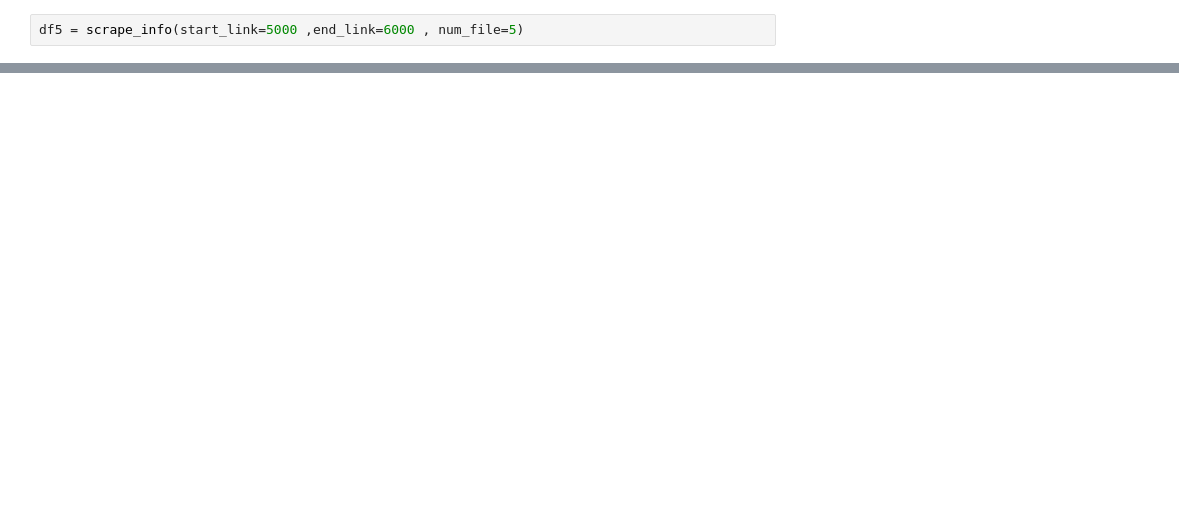
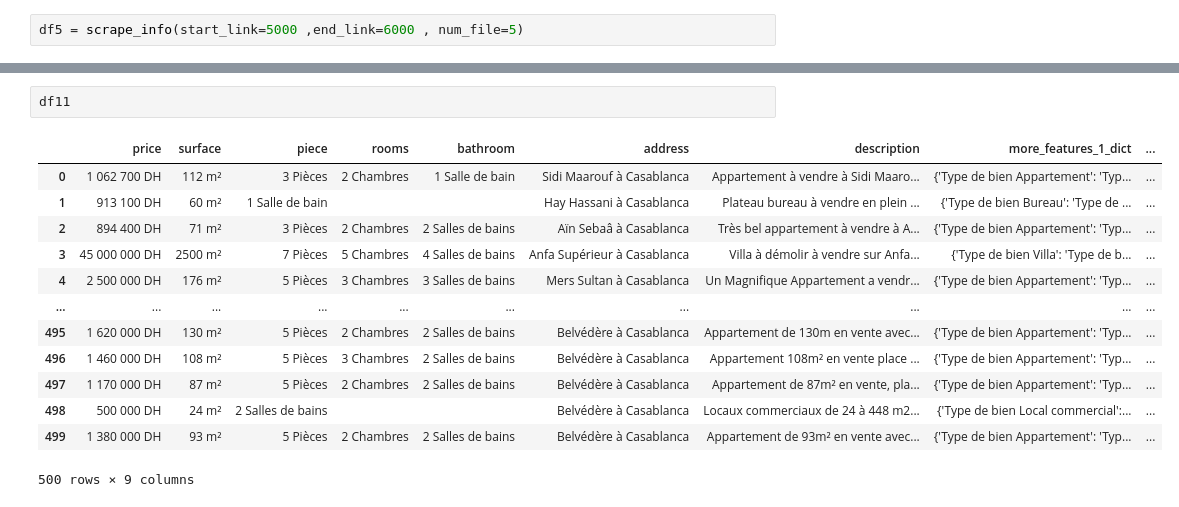
Before and after one commit to MarwaneMLE/morocco-appartements-price, a Jupyter notebook: houce-price-maorocco copy.ipynb, the cells around one changed output, grey strips where cells are left out. Saved outputs shown, nothing was run; the diff lists cells and outputs as text; blank space fills up the shorter version.

```diff
--- a/houce-price-maorocco copy.ipynb
+++ b/houce-price-maorocco copy.ipynb
@@ -1105,0 +1267,16 @@ ReadTimeoutError: HTTPConnectionPool(host='localhost', port=39231): Read timed o
+# %%
+df11
+# %% [output]
+|  | price | surface | piece | rooms | bathroom | address | description | more_features_1_dict | ... |
+| 0 | 1 062 700 DH | 112 m² | 3 Pièces | 2 Chambres | 1 Salle de bain | Sidi Maarouf à Casablanca | Appartement à vendre à Sidi Maaro... | {'Type de bien Appartement': 'Typ... | ... |
+| 1 | 913 100 DH | 60 m² | 1 Salle de bain |  |  | Hay Hassani à Casablanca | Plateau bureau à vendre en plein ... | {'Type de bien Bureau': 'Type de ... | ... |
+| 2 | 894 400 DH | 71 m² | 3 Pièces | 2 Chambres | 2 Salles de bains | Aïn Sebaâ à Casablanca | Très bel appartement à vendre à A... | {'Type de bien Appartement': 'Typ... | ... |
+| 3 | 45 000 000 DH | 2500 m² | 7 Pièces | 5 Chambres | 4 Salles de bains | Anfa Supérieur à Casablanca | Villa à démolir à vendre sur Anfa... | {'Type de bien Villa': 'Type de b... | ... |
+| 4 | 2 500 000 DH | 176 m² | 5 Pièces | 3 Chambres | 3 Salles de bains | Mers Sultan à Casablanca | Un Magnifique Appartement a vendr... | {'Type de bien Appartement': 'Typ... | ... |
+| ... | ... | ... | ... | ... | ... | ... | ... | ... | ... |
+| 495 | 1 620 000 DH | 130 m² | 5 Pièces | 2 Chambres | 2 Salles de bains | Belvédère à Casablanca | Appartement de 130m en vente avec... | {'Type de bien Appartement': 'Typ... | ... |
+| 496 | 1 460 000 DH | 108 m² | 5 Pièces | 3 Chambres | 2 Salles de bains | Belvédère à Casablanca | Appartement 108m² en vente place ... | {'Type de bien Appartement': 'Typ... | ... |
+| 497 | 1 170 000 DH | 87 m² | 5 Pièces | 2 Chambres | 2 Salles de bains | Belvédère à Casablanca | Appartement de 87m² en vente, pla... | {'Type de bien Appartement': 'Typ... | ... |
+| 498 | 500 000 DH | 24 m² | 2 Salles de bains |  |  | Belvédère à Casablanca | Locaux commerciaux de 24 à 448 m2... | {'Type de bien Local commercial':... | ... |
+| 499 | 1 380 000 DH | 93 m² | 5 Pièces | 2 Chambres | 2 Salles de bains | Belvédère à Casablanca | Appartement de 93m² en vente avec... | {'Type de bien Appartement': 'Typ... | ... |
+500 rows × 9 columns
```
Also changed, not shown: parts of 20 cells of this notebook, 30 other files.
